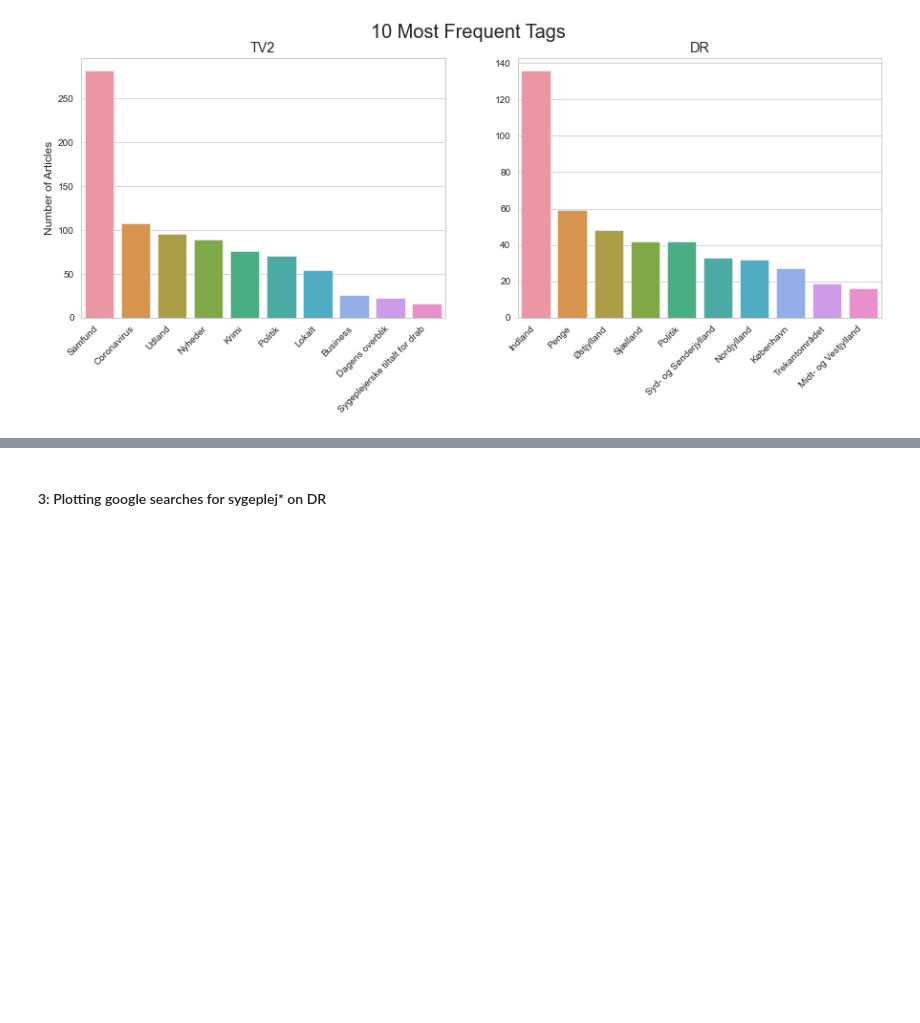
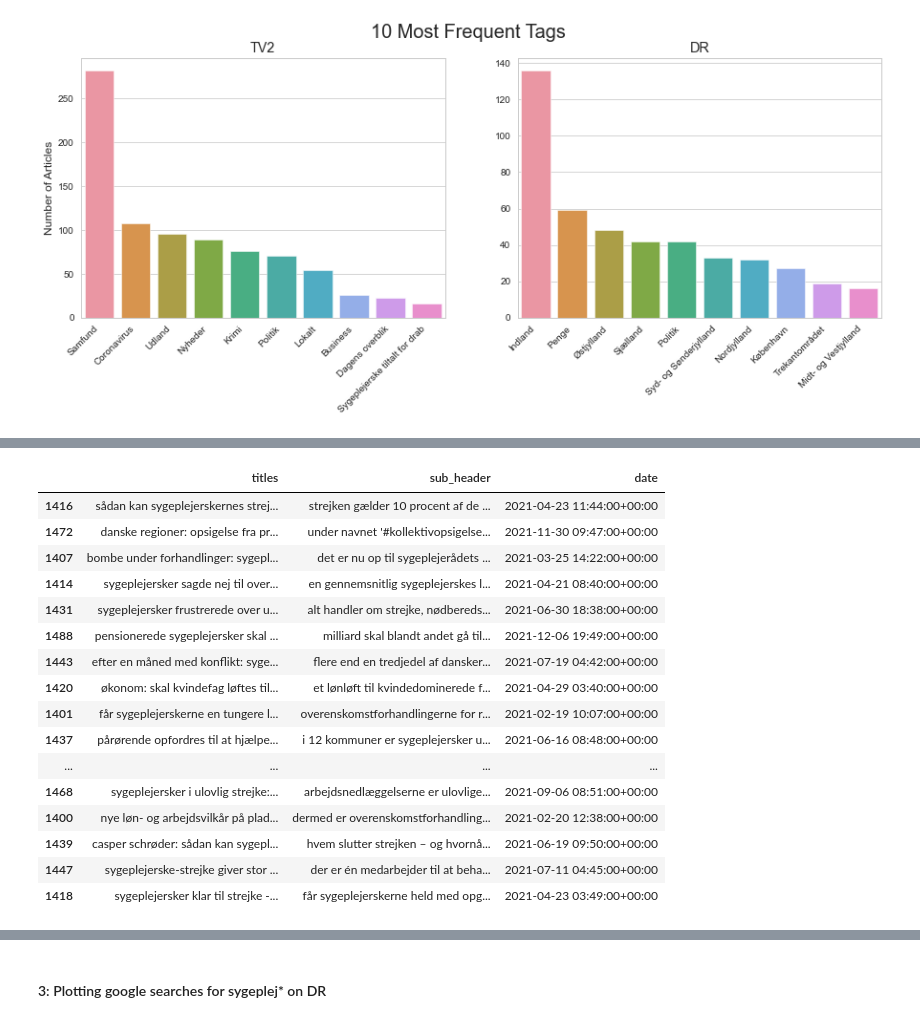
Before and after one commit to danawang10/isds29, a Jupyter notebook: Projekt/Complete project/Complete file.ipynb, the cells around one changed output, grey strips where cells are left out. Saved outputs shown, nothing was run; the diff lists cells and outputs as text; code cells hidden in the pictures; blank space fills up the shorter version.

```diff
--- a/Projekt/Complete project/Complete file.ipynb
+++ b/Projekt/Complete project/Complete file.ipynb
@@ -965,0 +1026,26 @@ plt.savefig("tags.pdf", dpi=300)
+# %%
+# Read ten articles that have money as a tag in 2021
+# Subset articles
+dr_penge_2021 = dr_penge_tag[dr_penge_tag["year"] == 2021]
+# %%
+# Display a sample of 15 article titles and sub-headers to read for a more qualitative analysis
+pd.options.display.max_colwidth = 200
+display(dr_penge_2021[['titles', 'sub_header', 'date']].sample(n=30))
+# %% [output]
+|  | titles | sub_header | date |
+| 1416 | sådan kan sygeplejerskernes strej... | strejken gælder 10 procent af de ... | 2021-04-23 11:44:00+00:00 |
+| 1472 | danske regioner: opsigelse fra pr... | under navnet '#kollektivopsigelse... | 2021-11-30 09:47:00+00:00 |
+| 1407 | bombe under forhandlinger: sygepl... | det er nu op til sygeplejerådets ... | 2021-03-25 14:22:00+00:00 |
+| 1414 | sygeplejersker sagde nej til over... | en gennemsnitlig sygeplejerskes l... | 2021-04-21 08:40:00+00:00 |
+| 1431 | sygeplejersker frustrerede over u... | alt handler om strejke, nødbereds... | 2021-06-30 18:38:00+00:00 |
+| 1488 | pensionerede sygeplejersker skal ... | milliard skal blandt andet gå til... | 2021-12-06 19:49:00+00:00 |
+| 1443 | efter en måned med konflikt: syge... | flere end en tredjedel af dansker... | 2021-07-19 04:42:00+00:00 |
+| 1420 | økonom: skal kvindefag løftes til... | et lønløft til kvindedominerede f... | 2021-04-29 03:40:00+00:00 |
+| 1401 | får sygeplejerskerne en tungere l... | overenskomstforhandlingerne for r... | 2021-02-19 10:07:00+00:00 |
+| 1437 | pårørende opfordres til at hjælpe... | i 12 kommuner er sygeplejersker u... | 2021-06-16 08:48:00+00:00 |
+| ... | ... | ... | ... |
+| 1468 | sygeplejersker i ulovlig strejke:... | arbejdsnedlæggelserne er ulovlige... | 2021-09-06 08:51:00+00:00 |
+| 1400 | nye løn- og arbejdsvilkår på plad... | dermed er overenskomstforhandling... | 2021-02-20 12:38:00+00:00 |
+| 1439 | casper schrøder: sådan kan sygepl... | hvem slutter strejken – og hvornå... | 2021-06-19 09:50:00+00:00 |
+| 1447 | sygeplejerske-strejke giver stor ... | der er én medarbejder til at beha... | 2021-07-11 04:45:00+00:00 |
+| 1418 | sygeplejersker klar til strejke -... | får sygeplejerskerne held med opg... | 2021-04-23 03:49:00+00:00 |
```
Also changed, not shown: parts of 31 cells of this notebook, 3 other files.
